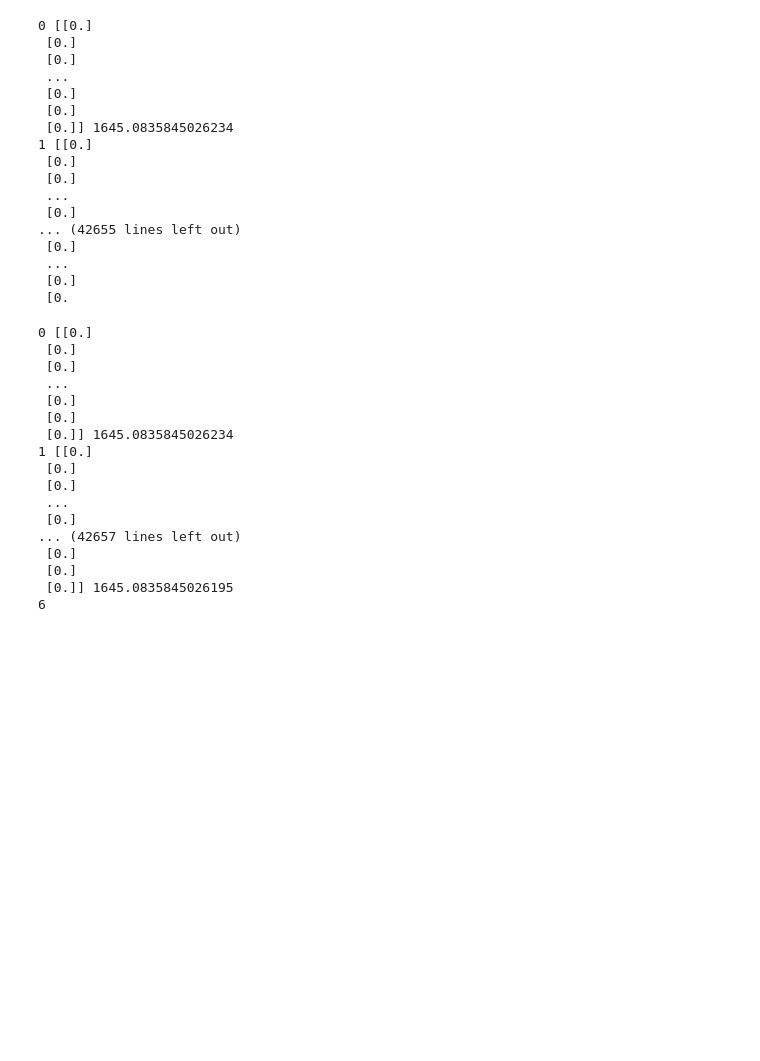
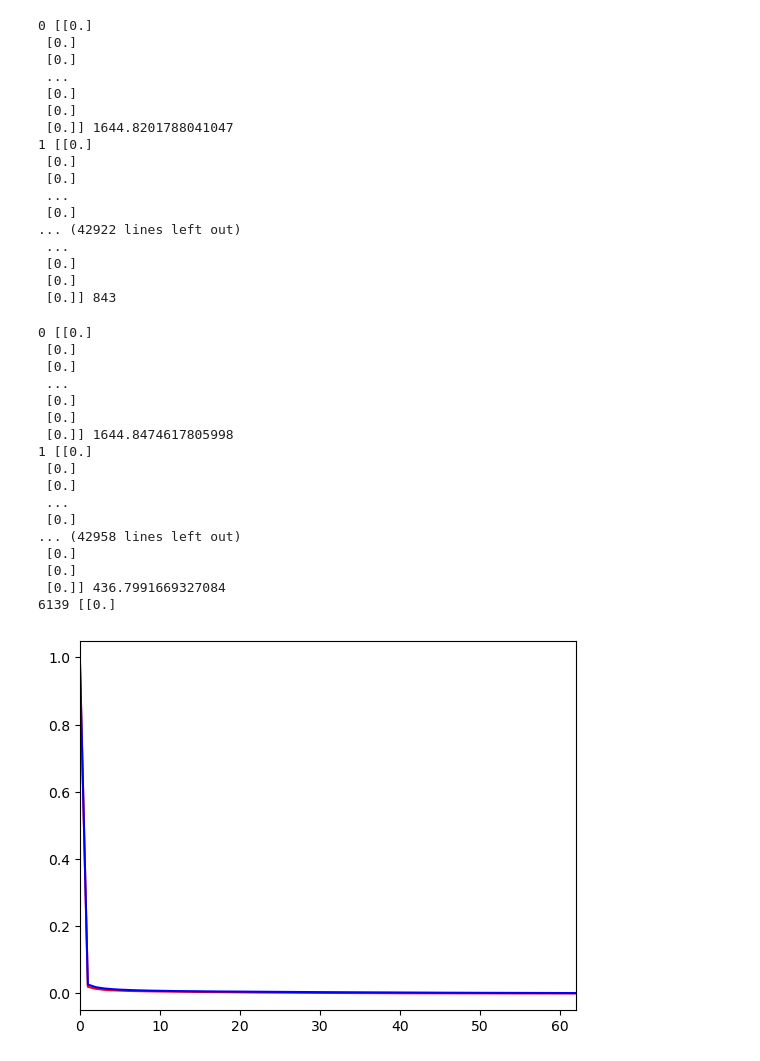
Before and after one commit to toast-ceo/optimization, a Jupyter notebook: HW2_package/hw2_prob2_2.ipynb, the cells around one changed output. Drawn from its saved outputs; the diff is of its cells as text; code cells hidden in the pictures; blank space fills up the shorter version.

```diff
--- a/HW2_package/hw2_prob2_2.ipynb
+++ b/HW2_package/hw2_prob2_2.ipynb
@@ -46,17 +40,10 @@ xk = np.zeros((A.shape[1], 1))
 alpha = 0.01
 beta = 0.8
 
-
-
 for idx in range(10000):
 
     delta_x = - F_1_differential(xk, t)
     step_size = 1
-
-
-    #feasibility check
-    while np.max(A @ (xk + step_size * delta_x)) > np.max(d_up):
-        step_size *= beta
 
     #backtracking line search
     while (F(xk + step_size * delta_x, t) > (F(xk, t) + alpha * step_size * F_1_differential(xk, t).T @ delta_x)).any():
@@ -72,17 +59,17 @@ for idx in range(10000):
  ...
  [0.]
  [0.]
- [0.]] 1645.0835845026234
+ [0.]] 1644.8201788041047
 1 [[0.]
  [0.]
  [0.]
  ...
  [0.]
-... (42655 lines left out)
- [0.]
+... (42922 lines left out)
  ...
  [0.]
- [0.
+ [0.]
+ [0.]] 843
 # %%
 # DVH
 np.save(r"../HW2_package/xk_with_inequality_constraint.npy", xk)
@@ -96,16 +83,10 @@ xk_f = np.zeros((A.shape[1], 1))
 alpha = 0.01
 beta = 0.8
 
-
-
 for idx in range(10000):
 
     delta_x = - f_1_differential(xk_f)
     step_size = 1
-
-    #feasibility check
-    while np.max(A @ (xk_f + t * delta_x)) >= 1 or np.max(xk_f + t * delta_x) >= 1:
-        t = beta * t
 
     #backtracking line search
     while f(xk_f + step_size * delta_x) > (f(xk_f) + alpha * step_size * f_1_differential(xk_f).T @ delta_x):
@@ -122,16 +103,47 @@ for idx in range(10000):
  ...
  [0.]
  [0.]
- [0.]] 1645.0835845026234
+ [0.]] 1644.8474617805998
 1 [[0.]
  [0.]
  [0.]
  ...
  [0.]
-... (42657 lines left out)
+... (42958 lines left out)
  [0.]
  [0.]
- [0.]] 1645.0835845026195
-6
+ [0.]] 436.7991669327084
+6139 [[0.]
 # %%
 np.save(r"../HW2_package/xk_without_inequality_constraint.npy", xk_f)
+# %%
+def get_DVH_PTV(PTV, x_beam):
+    # Create x-axis array
+    x_ax = np.arange(0, 70.1, 0.1)
+    # Calculate the PTV_dummy by multiplying PTV with x_beam broadcasted to the right shape
+    PTV_dummy = PTV * np.reshape(x_beam, (-1,))
+    # Compute the histogram of PTV_dummy along x_ax
+    Dummy_t = np.histogram(PTV_dummy, bins=x_ax)[0]
+    # Compute the DVH (Dose Volume Histogram) by flipping and cumulatively summing the histogram
+    DVH_t = np.flip(np.cumsum(np.flip(Dummy_t)))
+    # Normalize the DVH
+    DVH_PTV = DVH_t / np.max(DVH_t)
+    return DVH_PTV
+
+
+x1 = np.load(r"../HW2_package/xk_with_inequality_constraint.npy",)
+x2 = np.load(r"../HW2_package/xk_without_inequality_constraint.npy")
+
+# for i in range(len(x1)):
+#     print(x1[i], x2[i])
+dp1 = get_DVH_PTV(A, x1)
+dp2 = get_DVH_PTV(A, x2)
+
+
+plt.plot(dp1, color = "r")
+plt.plot(dp2, color = "b")
+
+plt.xlim((0, 62))
+plt.show()
+# %% [output]
+[figure, added]
```
Also changed, not shown: parts of 3 cells of this notebook, 4 other files.
